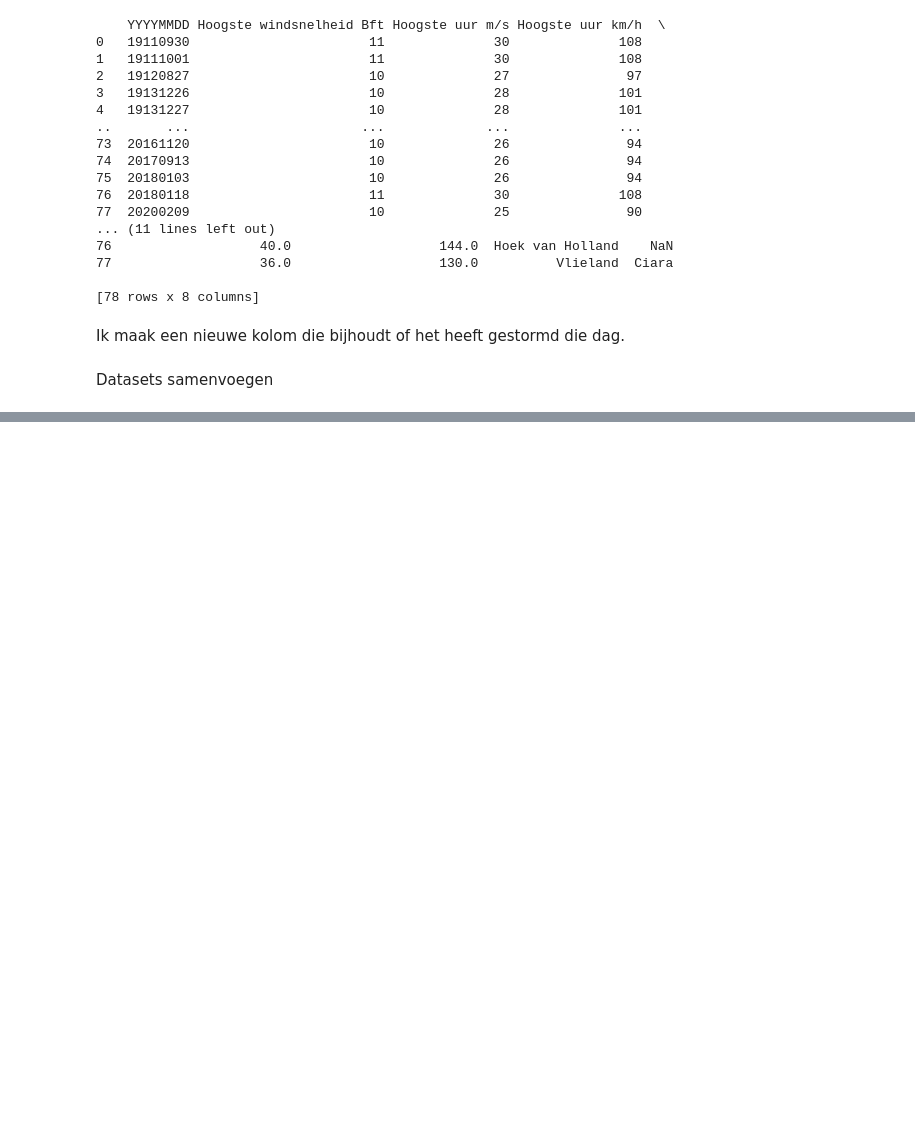
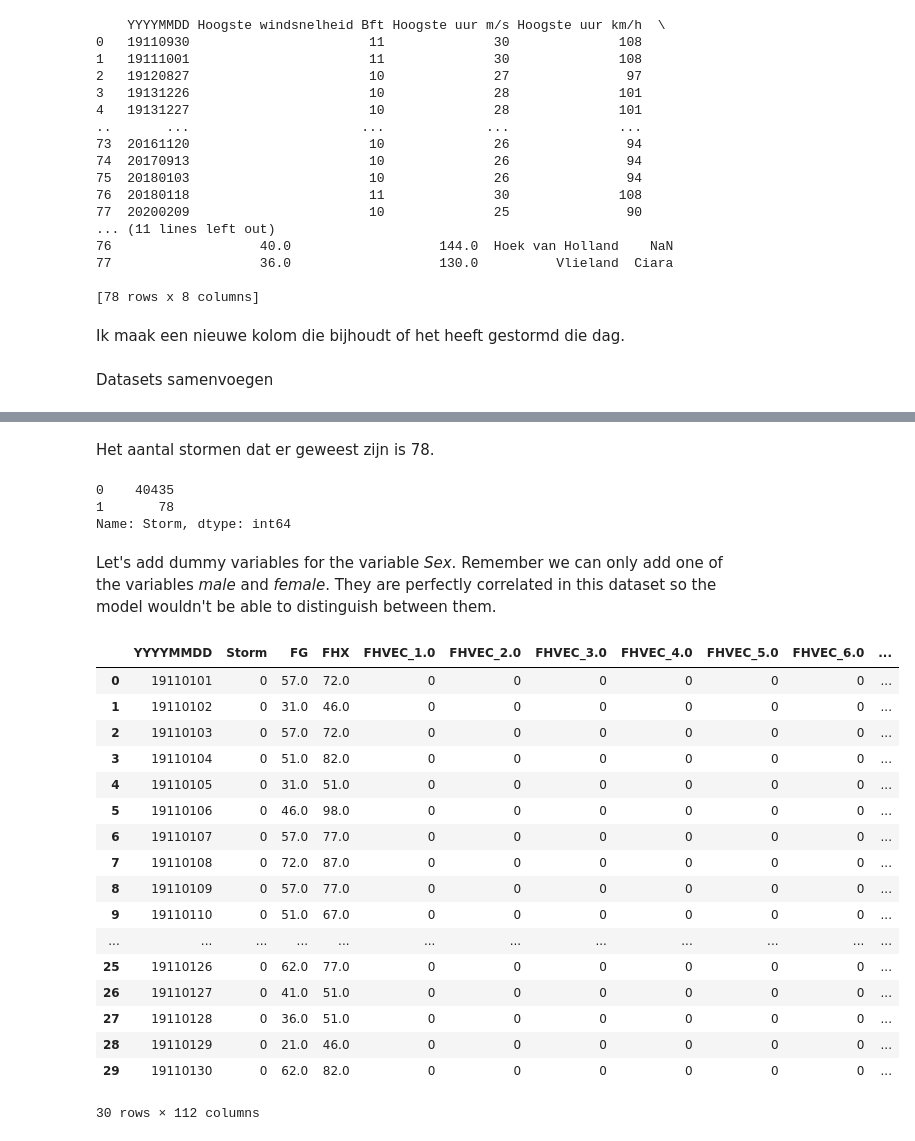
Before and after one commit to DanielleWeustenenk/Data-Learning, a Jupyter notebook: Eindopdracht/storm.ipynb, the cells around one changed output, grey strips where cells are left out. Saved outputs shown, nothing was run; the diff lists cells and outputs as text; code cells hidden in the pictures; blank space fills up the shorter version.

```diff
--- a/Eindopdracht/storm.ipynb
+++ b/Eindopdracht/storm.ipynb
@@ -139,7 +146,7 @@ for i in range(len(stormenDf3)):
     stormTrueOrFalse.append(1) # Voeg telkens een 1 toe bij de stormen
 
 stormenDf3.insert(1, 'Storm', stormTrueOrFalse)
-stormenDf3['Storm'] = stormenDf3['Storm'].astype('bool') # Sla de value op als boolean
+stormenDf3['Storm'] = stormenDf3['Storm'].astype(int) # Sla de value op als boolean
 # %% [markdown]
 Datasets samenvoegen
 # %%
@@ -177,0 +260,24 @@ df.to_csv('daggegevens_en_stormen.csv', index=False)
+# %%
+df = df[['YYYYMMDD','Storm', 'FHVEC', 'FG', 'FHX']]
+#df = df[['Storm', 'FHVEC', 'FG', 'FHX']]
+
+
+#df['YYYYMMDD'] = df['YYYYMMDD'].astype('str')
+#df['YYYYMMDD'] = df['YYYYMMDD'].str.replace(',', '')
+#df['YYYYMMDD'] = pd.to_numeric(df['YYYYMMDD'], errors='coerce')
+
+df['YYYYMMDD'] = df['YYYYMMDD'].astype('string')
+df['FHVEC'] = pd.to_numeric(df['FHVEC'])
+df['FG'] = pd.to_numeric(df['FG'])
+df['FHX'] = pd.to_numeric(df['FHX'])
+
+#df['FHVEC'] = df['FHVEC'].astype(int)
+#df['FHVEC'] = df.FHVEC.astype(int)
+# df['FG'] = df['FG'].astype(int)
+# df['FHX'] = df['FHX'].astype(int)
+
+df.convert_dtypes().dtypes
+
+print(df.head(30))
+df.info()
+df.dtypes
@@ -177,0 +308,3 @@ df.to_csv('daggegevens_en_stormen.csv', index=False)
+# %%
+df = df.dropna() # Verwijder rijen met lege cellen
+df.info()
@@ -177,0 +324,37 @@ df.to_csv('daggegevens_en_stormen.csv', index=False)
+# %% [markdown]
+Het aantal stormen dat er geweest zijn is 78.
+# %%
+df['Storm'].value_counts()
+# %% [output]
+0    40435
+1       78
+Name: Storm, dtype: int64
+# %% [markdown]
+Let's add dummy variables for the variable *Sex*. Remember we can only add one of the variables *male* and *female*. They are perfectly correlated in this dataset so the model wouldn't be able to distinguish between them.
+# %%
+df = pd.get_dummies(df,columns=['FHVEC'],drop_first= True)
+#df = df.join(pd.get_dummies(df['FHVEC']))
+df.head()
+#df.to_csv('test.csv')
+
+df.dtypes
+df.head(30) # Laat de dataset zien
+# %% [output]
+|  | YYYYMMDD | Storm | FG | FHX | FHVEC_1.0 | FHVEC_2.0 | FHVEC_3.0 | FHVEC_4.0 | FHVEC_5.0 | FHVEC_6.0 | ... |
+| 0 | 19110101 | 0 | 57.0 | 72.0 | 0 | 0 | 0 | 0 | 0 | 0 | ... |
+| 1 | 19110102 | 0 | 31.0 | 46.0 | 0 | 0 | 0 | 0 | 0 | 0 | ... |
+| 2 | 19110103 | 0 | 57.0 | 72.0 | 0 | 0 | 0 | 0 | 0 | 0 | ... |
+| 3 | 19110104 | 0 | 51.0 | 82.0 | 0 | 0 | 0 | 0 | 0 | 0 | ... |
+| 4 | 19110105 | 0 | 31.0 | 51.0 | 0 | 0 | 0 | 0 | 0 | 0 | ... |
+| 5 | 19110106 | 0 | 46.0 | 98.0 | 0 | 0 | 0 | 0 | 0 | 0 | ... |
+| 6 | 19110107 | 0 | 57.0 | 77.0 | 0 | 0 | 0 | 0 | 0 | 0 | ... |
+| 7 | 19110108 | 0 | 72.0 | 87.0 | 0 | 0 | 0 | 0 | 0 | 0 | ... |
+| 8 | 19110109 | 0 | 57.0 | 77.0 | 0 | 0 | 0 | 0 | 0 | 0 | ... |
+| 9 | 19110110 | 0 | 51.0 | 67.0 | 0 | 0 | 0 | 0 | 0 | 0 | ... |
+| ... | ... | ... | ... | ... | ... | ... | ... | ... | ... | ... | ... |
+| 25 | 19110126 | 0 | 62.0 | 77.0 | 0 | 0 | 0 | 0 | 0 | 0 | ... |
+| 26 | 19110127 | 0 | 41.0 | 51.0 | 0 | 0 | 0 | 0 | 0 | 0 | ... |
+| 27 | 19110128 | 0 | 36.0 | 51.0 | 0 | 0 | 0 | 0 | 0 | 0 | ... |
+| 28 | 19110129 | 0 | 21.0 | 46.0 | 0 | 0 | 0 | 0 | 0 | 0 | ... |
+| 29 | 19110130 | 0 | 62.0 | 82.0 | 0 | 0 | 0 | 0 | 0 | 0 | ... |
+30 rows × 112 columns
```
Also changed, not shown: parts of 27 cells of this notebook, 9 other files.
